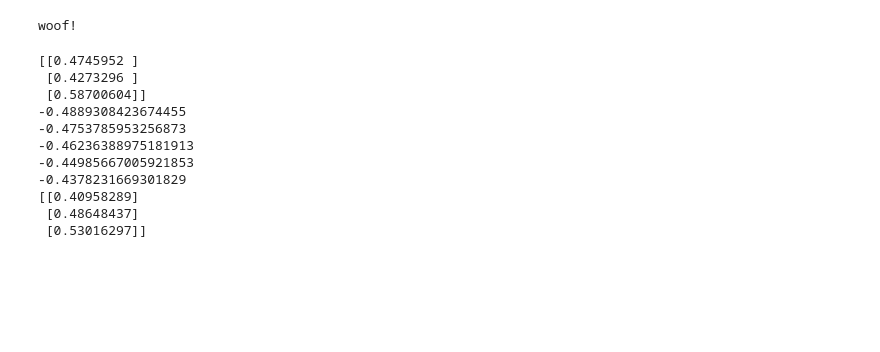
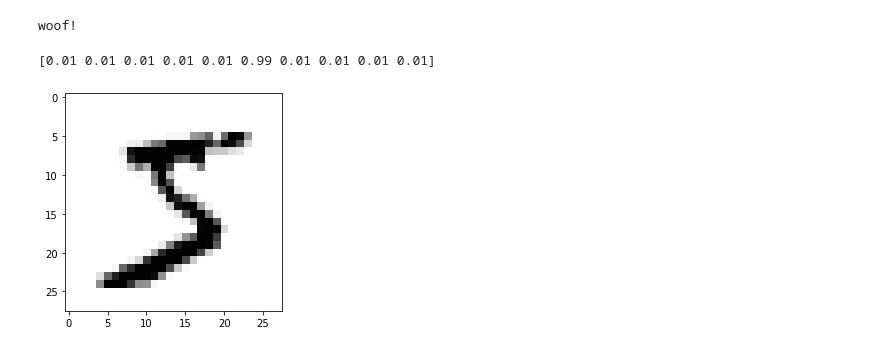
Before and after one commit to chrisevans9629/ANN.Net, a Jupyter notebook: net.ipynb, the cells around one changed output. Drawn from its saved outputs; the diff is of its cells as text; code cells hidden in the pictures; blank space fills up the shorter version.

Commit message:
working on scaling input

```diff
--- a/net.ipynb
+++ b/net.ipynb
@@ -78,40 +80,3 @@ class NeuralNetwork:
         final_outputs = self.activation_function(final_inputs)
         return final_outputs
     pass
-# %%
-inodes = 3
-hnodes = 3
-onodes = 3
-lr = 0.3
-
-data_file = open("mnist_train.csv", "r")
-data_list = data_file.readlines()
-data_file.close()
-
-
-n = NeuralNetwork(inodes, hnodes, onodes, lr)
-
-#n.who
-
-goal = [0,1,0]
-input = [1,0,1]
-
-print(n.query(input))
-n.train(input,goal)
-n.train(input,goal)
-n.train(input,goal)
-n.train(input,goal)
-n.train(input,goal)
-print(n.query(input))
-# %% [output]
-[[0.4745952 ]
- [0.4273296 ]
- [0.58700604]]
--0.4889308423674455
--0.4753785953256873
--0.46236388975181913
--0.44985667005921853
--0.4378231669301829
-[[0.40958289]
- [0.48648437]
- [0.53016297]]
@@ -117,0 +87,20 @@ print(n.query(input))
+# %%
+import numpy
+import matplotlib.pyplot
+%matplotlib inline
+all_values = data_list[0].split(',')
+
+image_array = numpy.asfarray(all_values[1:]).reshape((28,28))
+#print(image_array)
+matplotlib.pyplot.imshow(image_array, cmap='Greys', interpolation='None')
+
+scaled_input = (numpy.asfarray(all_values[1:]) / 255) * .99 + .01
+
+#print(scaled_input)
+
+scaled_target = numpy.zeros(10) + .01
+scaled_target[int(all_values[0])] = .99
+print(scaled_target)
+# %% [output]
+[0.01 0.01 0.01 0.01 0.01 0.99 0.01 0.01 0.01 0.01]
+[figure, added]
```
Also changed, not shown: parts of 3 cells of this notebook, 1 other file.
